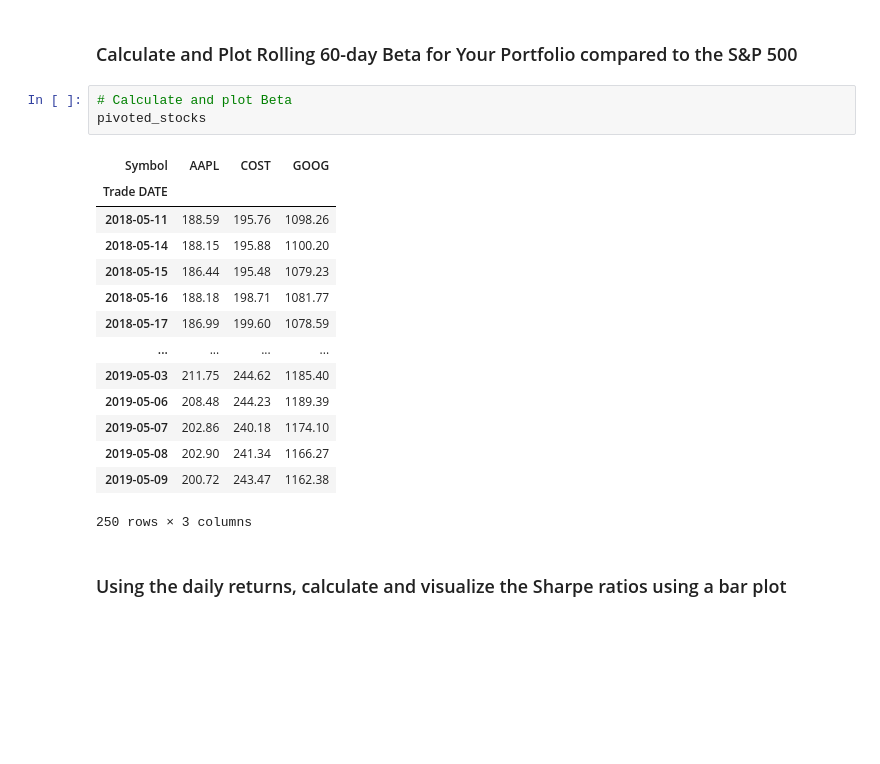
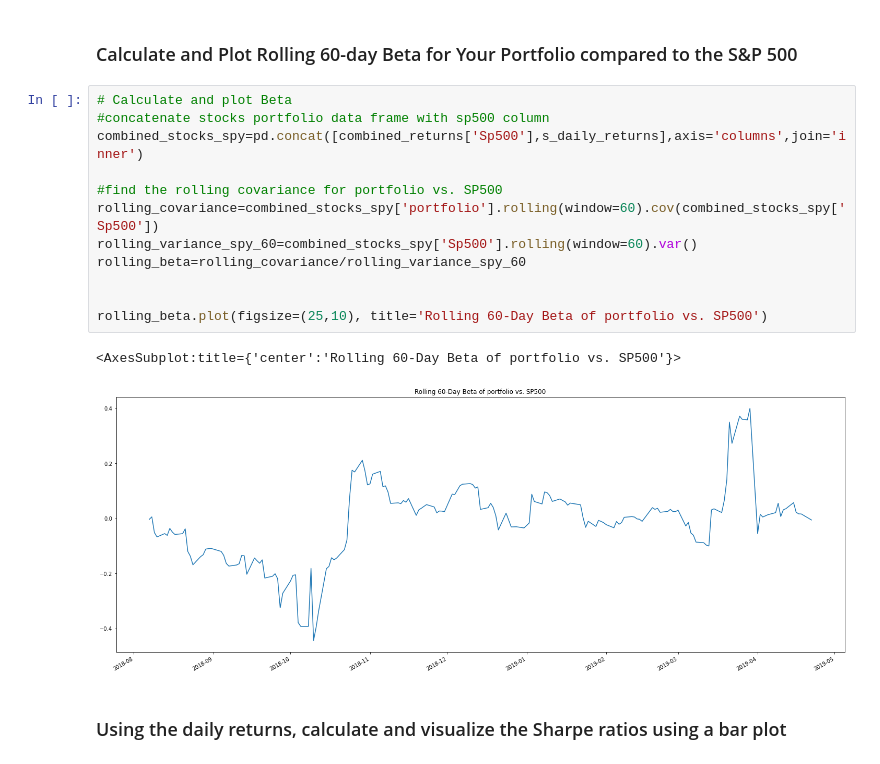
Before and after one commit to pysouzhny/python-homework, a Jupyter notebook: whale_analysis/Starter_Code/whale_analysis.ipynb, the cells around one changed output. Cells and saved outputs as stored; diff of their text form; blank space fills up the shorter version.

```diff
--- a/whale_analysis/Starter_Code/whale_analysis.ipynb
+++ b/whale_analysis/Starter_Code/whale_analysis.ipynb
@@ -576,24 +577,21 @@ stocks_corr
 [figure]
 # %% [markdown]
 ### Calculate and Plot Rolling 60-day Beta for Your Portfolio compared to the S&P 500
-# %%
-# Calculate and plot Beta
-pivoted_stocks
-# %% [output]
-| Symbol | AAPL | COST | GOOG |
-| Trade DATE |  |  |  |
-| 2018-05-11 | 188.59 | 195.76 | 1098.26 |
-| 2018-05-14 | 188.15 | 195.88 | 1100.20 |
-| 2018-05-15 | 186.44 | 195.48 | 1079.23 |
-| 2018-05-16 | 188.18 | 198.71 | 1081.77 |
-| 2018-05-17 | 186.99 | 199.60 | 1078.59 |
-| ... | ... | ... | ... |
-| 2019-05-03 | 211.75 | 244.62 | 1185.40 |
-| 2019-05-06 | 208.48 | 244.23 | 1189.39 |
-| 2019-05-07 | 202.86 | 240.18 | 1174.10 |
-| 2019-05-08 | 202.90 | 241.34 | 1166.27 |
-| 2019-05-09 | 200.72 | 243.47 | 1162.38 |
-250 rows × 3 columns
+# %%
+# Calculate and plot Beta
+#concatenate stocks portfolio data frame with sp500 column
+combined_stocks_spy=pd.concat([combined_returns['Sp500'],s_daily_returns],axis='columns',join='inner')
+
+#find the rolling covariance for portfolio vs. SP500
+rolling_covariance=combined_stocks_spy['portfolio'].rolling(window=60).cov(combined_stocks_spy['Sp500'])
+rolling_variance_spy_60=combined_stocks_spy['Sp500'].rolling(window=60).var()
+rolling_beta=rolling_covariance/rolling_variance_spy_60
+
+
+rolling_beta.plot(figsize=(25,10), title='Rolling 60-Day Beta of portfolio vs. SP500')
+# %% [output]
+<AxesSubplot:title={'center':'Rolling 60-Day Beta of portfolio vs. SP500'}>
+[figure, added]
 # %% [markdown]
 ### Using the daily returns, calculate and visualize the Sharpe ratios using a bar plot
 # %%
```
Also changed, not shown: parts of 5 cells of this notebook.
